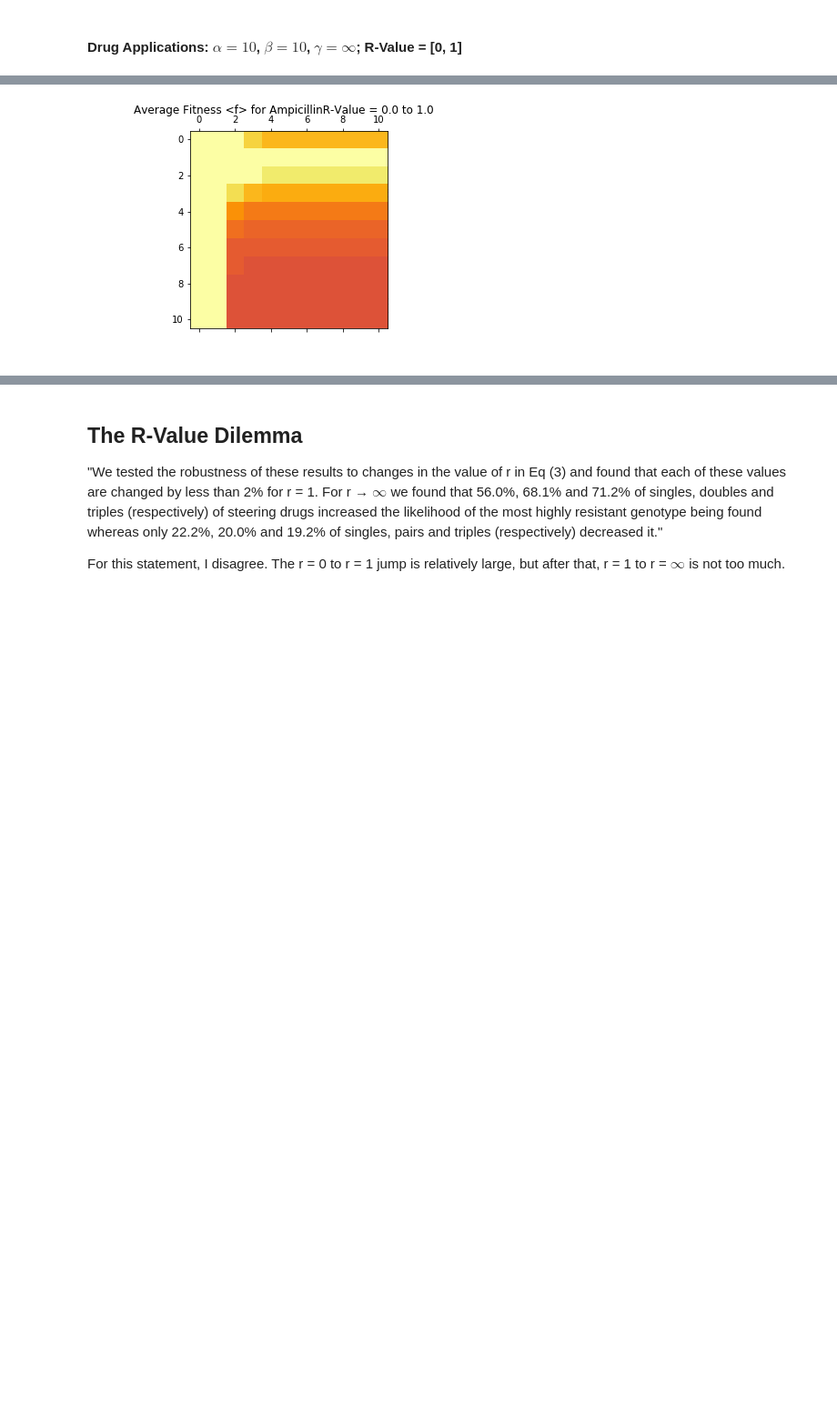
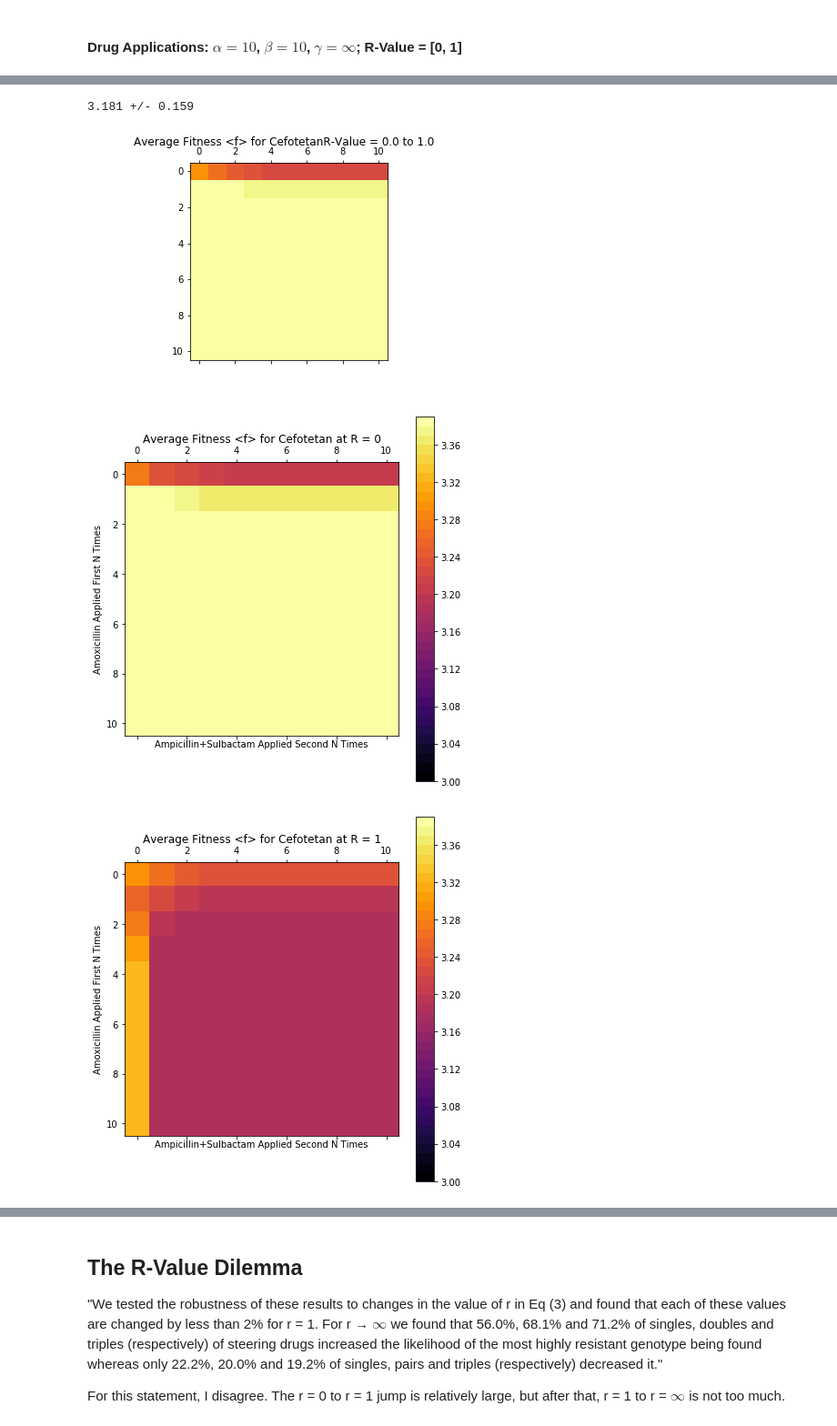
Before and after one commit to MichaelDouglass/drugAsymmetry, a Jupyter notebook: Current Story - Oct 2018.ipynb, the cells around one changed output, grey strips where cells are left out. Shown: that part at 91% size. Saved outputs shown, nothing was run; the diff lists cells and outputs as text; code cells hidden in the pictures; blank space fills up the shorter version.

```diff
--- a/Current Story - Oct 2018.ipynb
+++ b/Current Story - Oct 2018.ipynb
@@ -462,5 +483,16 @@ avgFitAnimator(SAM, CPR, AMP, np.arange(0, 1.1, 0.1), 2, 2.4)
-# %%
-# gamma = infty
-Image(filename='animations/test.gif')
-# %% [output]
-[figure, removed]
+# %%
+print('{:.3f} +/- {:.3f}'.format(CTT.LFPf, CTT.LFPf*0.05))
+avgFitAnimator(SAM, AM, CTT, np.arange(0, 1.1, 0.1), 3.0, 3.4)
+# gamma = infty
+for r in [0, 1]:
+    SAM = Drug('Ampicillin+Sulbactam', SAMf, states, '1111', R=r)
+    AM = Drug('Amoxicillin', AMf, states, '0010', R=r)
+    CTT = Drug('Cefotetan', CTTf, states, '1101', R=r)
+    matrixPlotter(SAM, AM, CTT, 3, 3.4)
+frames = csvExplore(SAM, AM, CTT, f0, f1, finf)
+Image(filename='animations/test.gif')
+# %% [output]
+3.181 +/- 0.159
+[figure, added]
+[figure, added]
+[figure, added]
```
Also changed, not shown: parts of 15 cells of this notebook.
